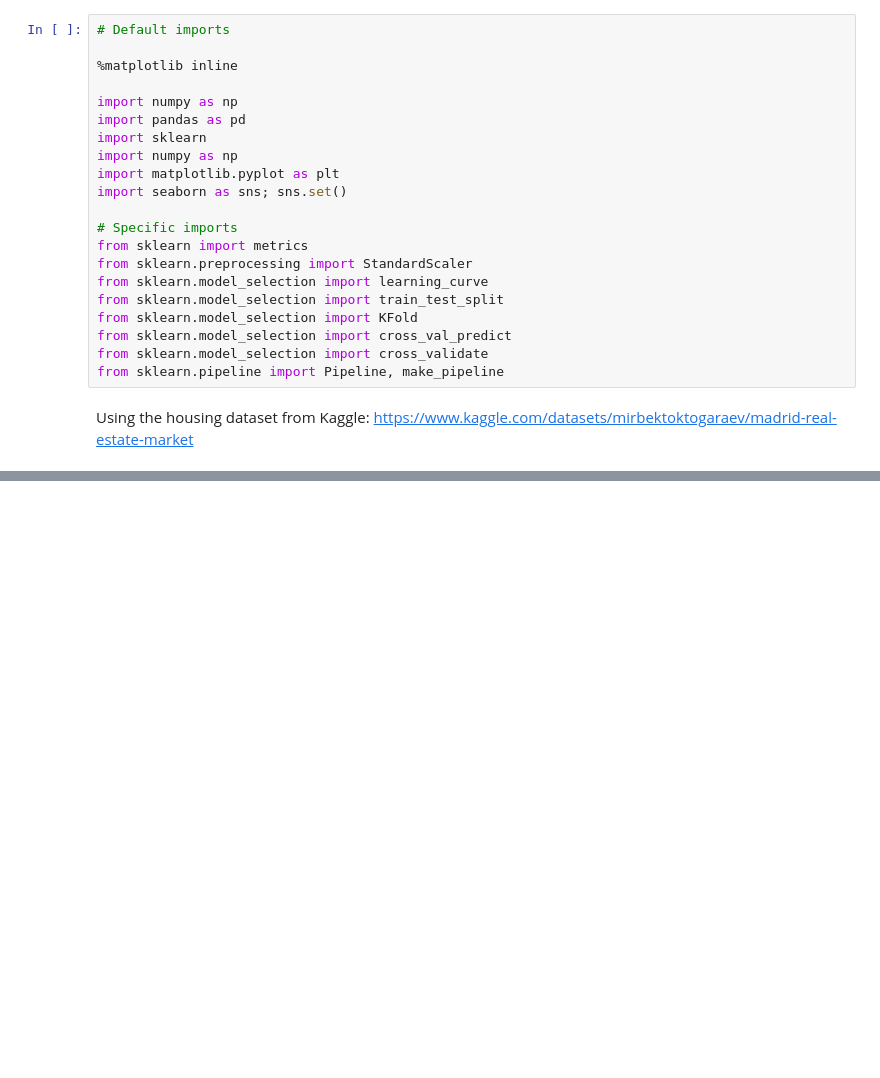
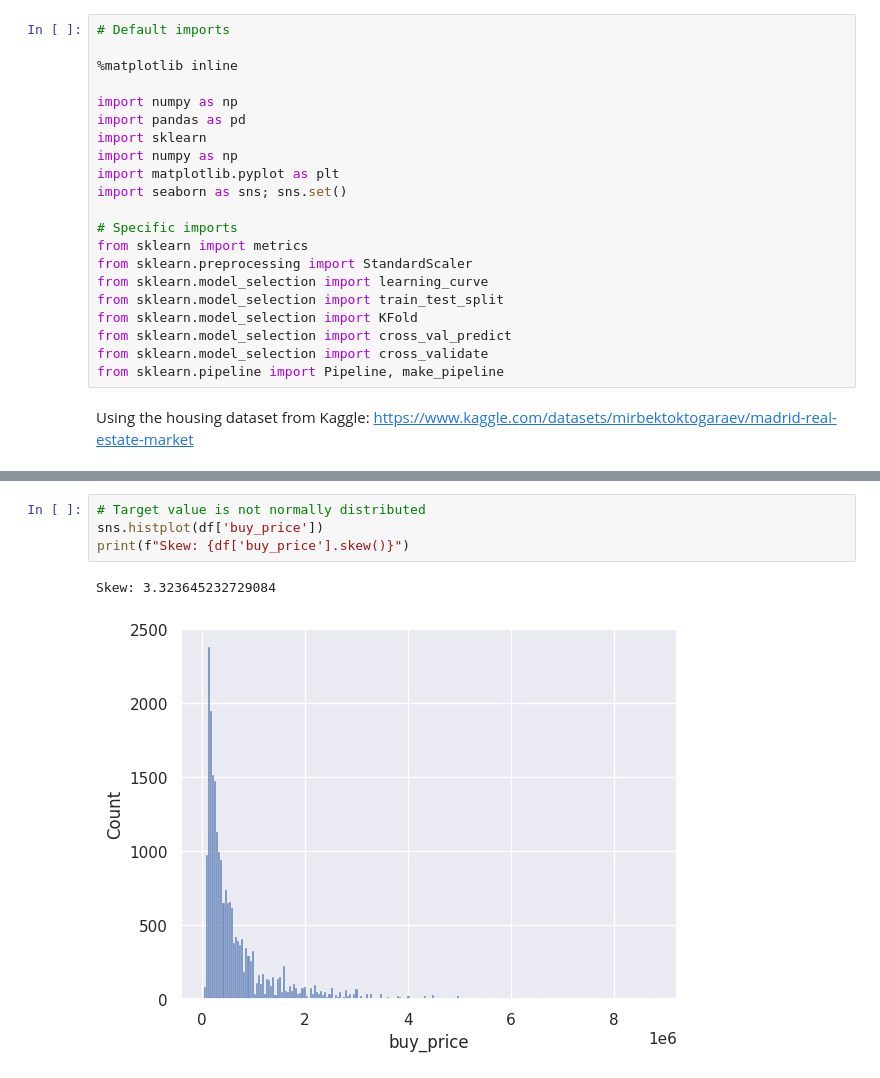
Before and after one commit to aimbesi1/CSC_4850-MachineLearning-Project, a Jupyter notebook: ML_Project.ipynb, the cells around one changed output, grey strips where cells are left out. Drawn from its saved outputs; the diff is of its cells as text; blank space fills up the shorter version.

```diff
--- a/ML_Project.ipynb
+++ b/ML_Project.ipynb
@@ -46,0 +91,7 @@ df.describe()
+# %%
+# Target value is not normally distributed
+sns.histplot(df['buy_price'])
+print(f"Skew: {df['buy_price'].skew()}")
+# %% [output]
+Skew: 3.323645232729084
+[figure, added]
```
Also changed, not shown: parts of 30 cells of this notebook.
